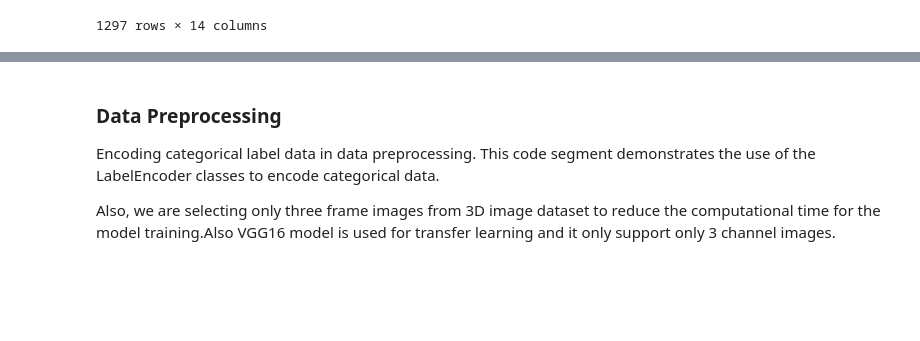
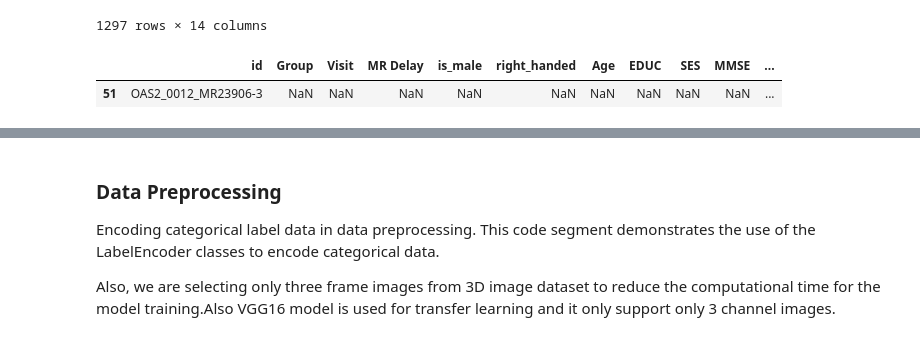
Before and after one commit to PaulKMandal/vfl-alzheimer, a Jupyter notebook: nonfed/oasis-brain-analysis-with-transfer-learning-vgg16.ipynb, the cells around one changed output, grey strips where cells are left out. Drawn from its saved outputs; the diff is of its cells as text; code cells hidden in the pictures; blank space fills up the shorter version.

```diff
--- a/nonfed/oasis-brain-analysis-with-transfer-learning-vgg16.ipynb
+++ b/nonfed/oasis-brain-analysis-with-transfer-learning-vgg16.ipynb
@@ -434,3 +436,8 @@ df
 | 1295 | OAS2_0186_MR3_2 | 0 | 0.6 | 0.609322 | 0 | 1 | 0.663265 | 0.565217 | 0.4 | 1.0 | ... |
 | 1296 | OAS2_0186_MR3_3 | 0 | 0.6 | 0.609322 | 0 | 1 | 0.663265 | 0.565217 | 0.4 | 1.0 | ... |
 1297 rows × 14 columns
+# %%
+df[df.isna().any(axis=1)]
+# %% [output]
+|  | id | Group | Visit | MR Delay | is_male | right_handed | Age | EDUC | SES | MMSE | ... |
+| 51 | OAS2_0012_MR23906-3 | NaN | NaN | NaN | NaN | NaN | NaN | NaN | NaN | NaN | ... |
```
Also changed, not shown: parts of 22 cells of this notebook, 1 other file.
